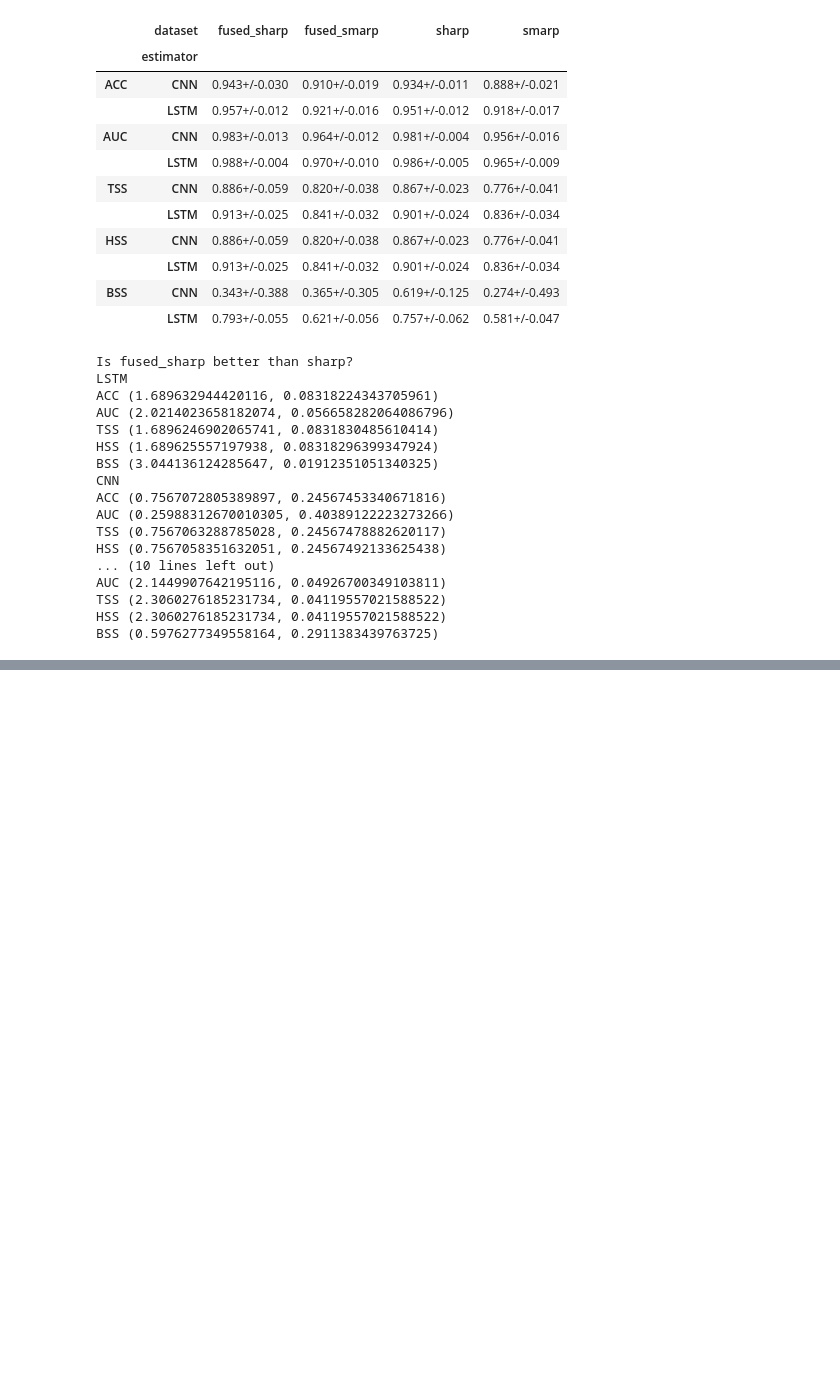
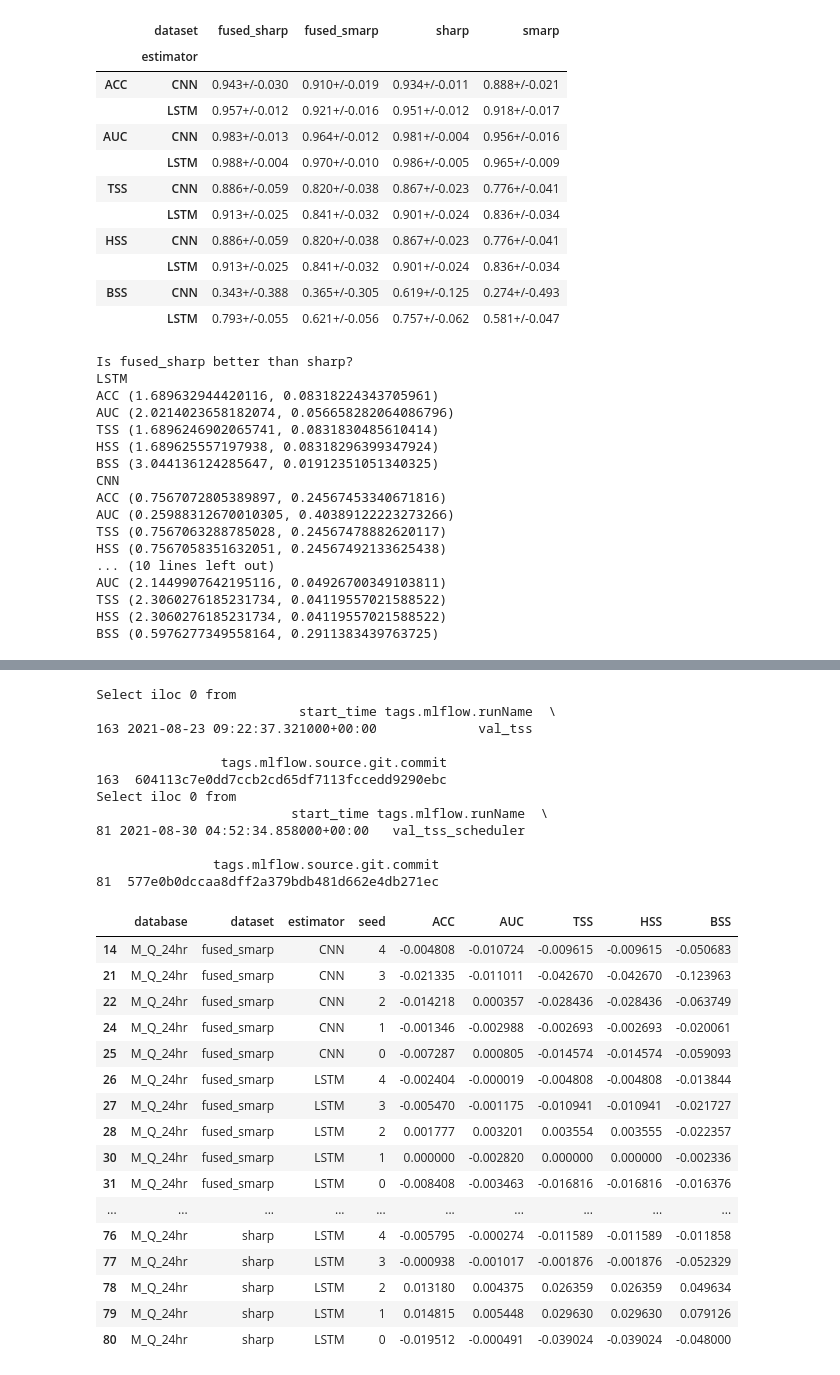
Before and after one commit to ZeyuSun/flare-prediction-smarp, a Jupyter notebook: notebooks/mlflow_results_2.ipynb, the cells around one changed output, grey strips where cells are left out. Drawn from its saved outputs; the diff is of its cells as text; code cells hidden in the pictures; blank space fills up the shorter version.

Commit message:
MLflow results: scheduler

```diff
--- a/notebooks/mlflow_results_2.ipynb
+++ b/notebooks/mlflow_results_2.ipynb
@@ -1,6 +1,7 @@
 # %% [markdown]
 # MLflow results presentation (2)
 # %%
+from functools import lru_cache
 import pandas as pd
 from uncertainties import ufloat
 import mlflow
@@ -9,6 +10,7 @@ mlflow.set_tracking_uri('file:///home/zeyusun/work/flare-prediction-smarp/mlruns
 client = MlflowClient()
 
 from mlflow_helper import *
+retrieve = lru_cache(retrieve)
 
 pd.set_option('display.max_colwidth', None)
 pd.set_option('display.max_rows', 500)
@@ -990,0 +1037,35 @@ BSS (0.5976277349558164, 0.2911383439763725)
+# %%
+diff(
+    select(retrieve('leaderboard3', 'val_tss')),
+    select(retrieve('leaderboard3', 'val_tss_scheduler')),
+).style.background_gradient(axis=0, vmin=-0.2, vmax=0.2, cmap='seismic')
+# %% [output]
+Select iloc 0 from
+                          start_time tags.mlflow.runName  \
+163 2021-08-23 09:22:37.321000+00:00             val_tss
+
+                tags.mlflow.source.git.commit
+163  604113c7e0dd7ccb2cd65df7113fccedd9290ebc
+Select iloc 0 from
+                         start_time tags.mlflow.runName  \
+81 2021-08-30 04:52:34.858000+00:00   val_tss_scheduler
+
+               tags.mlflow.source.git.commit
+81  577e0b0dccaa8dff2a379bdb481d662e4db271ec
+|  | database | dataset | estimator | seed | ACC | AUC | TSS | HSS | BSS |
+| 14 | M_Q_24hr | fused_smarp | CNN | 4 | -0.004808 | -0.010724 | -0.009615 | -0.009615 | -0.050683 |
+| 21 | M_Q_24hr | fused_smarp | CNN | 3 | -0.021335 | -0.011011 | -0.042670 | -0.042670 | -0.123963 |
+| 22 | M_Q_24hr | fused_smarp | CNN | 2 | -0.014218 | 0.000357 | -0.028436 | -0.028436 | -0.063749 |
+| 24 | M_Q_24hr | fused_smarp | CNN | 1 | -0.001346 | -0.002988 | -0.002693 | -0.002693 | -0.020061 |
+| 25 | M_Q_24hr | fused_smarp | CNN | 0 | -0.007287 | 0.000805 | -0.014574 | -0.014574 | -0.059093 |
+| 26 | M_Q_24hr | fused_smarp | LSTM | 4 | -0.002404 | -0.000019 | -0.004808 | -0.004808 | -0.013844 |
+| 27 | M_Q_24hr | fused_smarp | LSTM | 3 | -0.005470 | -0.001175 | -0.010941 | -0.010941 | -0.021727 |
+| 28 | M_Q_24hr | fused_smarp | LSTM | 2 | 0.001777 | 0.003201 | 0.003554 | 0.003555 | -0.022357 |
+| 30 | M_Q_24hr | fused_smarp | LSTM | 1 | 0.000000 | -0.002820 | 0.000000 | 0.000000 | -0.002336 |
+| 31 | M_Q_24hr | fused_smarp | LSTM | 0 | -0.008408 | -0.003463 | -0.016816 | -0.016816 | -0.016376 |
+| ... | ... | ... | ... | ... | ... | ... | ... | ... | ... |
+| 76 | M_Q_24hr | sharp | LSTM | 4 | -0.005795 | -0.000274 | -0.011589 | -0.011589 | -0.011858 |
+| 77 | M_Q_24hr | sharp | LSTM | 3 | -0.000938 | -0.001017 | -0.001876 | -0.001876 | -0.052329 |
+| 78 | M_Q_24hr | sharp | LSTM | 2 | 0.013180 | 0.004375 | 0.026359 | 0.026359 | 0.049634 |
+| 79 | M_Q_24hr | sharp | LSTM | 1 | 0.014815 | 0.005448 | 0.029630 | 0.029630 | 0.079126 |
+| 80 | M_Q_24hr | sharp | LSTM | 0 | -0.019512 | -0.000491 | -0.039024 | -0.039024 | -0.048000 |
```
Also changed, not shown: parts of 10 cells of this notebook.
